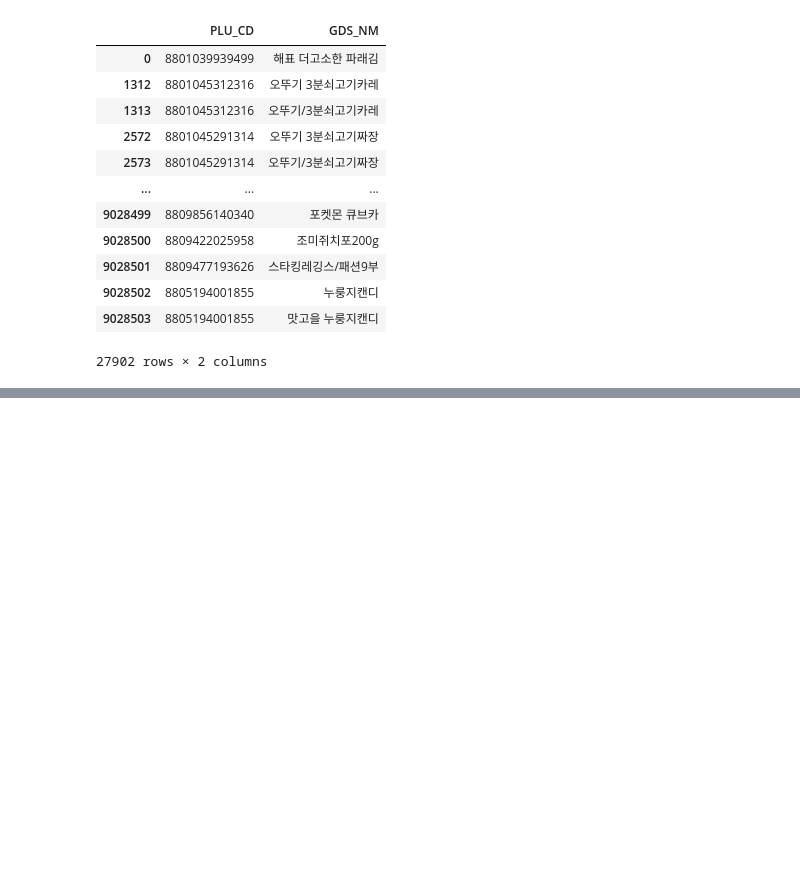
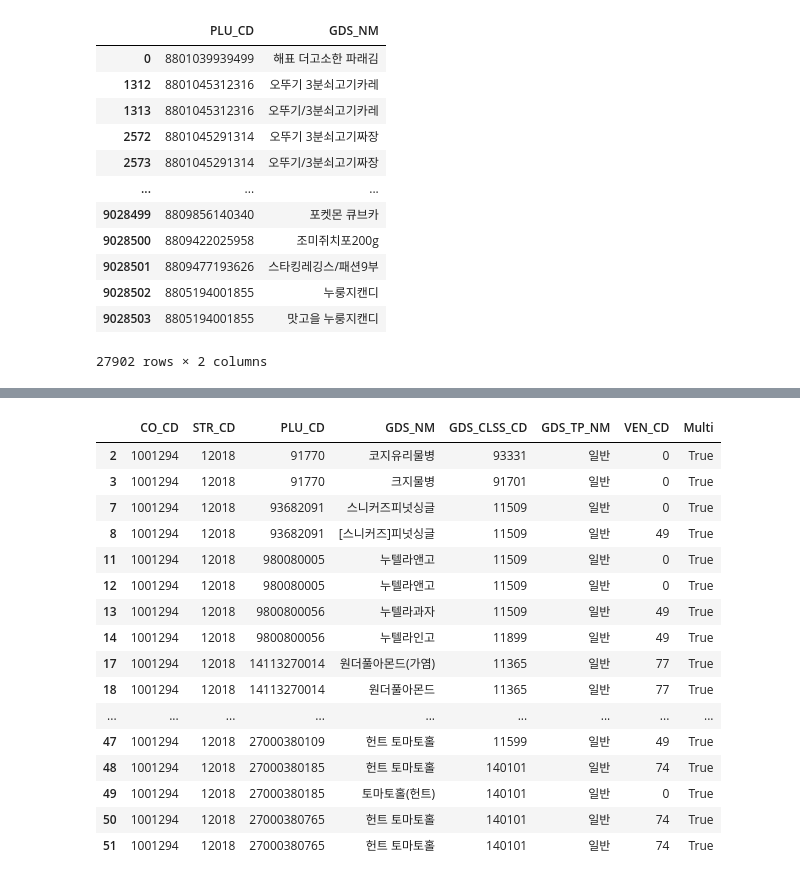
Before and after one commit to shinjangwoon/Store_Analysis, a Jupyter notebook: EDA/EDA.ipynb, the cells around one changed output, grey strips where cells are left out. Saved outputs shown, nothing was run; the diff lists cells and outputs as text; code cells hidden in the pictures; blank space fills up the shorter version.

```diff
--- a/EDA/EDA.ipynb
+++ b/EDA/EDA.ipynb
@@ -580,0 +609,6 @@ plu_mer.drop_duplicates()
+# %%
+df = gds_list_0[gds_list_0['STR_CD']==12018]
+# %%
+a = (df['PLU_CD'].value_counts() >= 2).to_frame()
+a.columns = ['Multi']
+a
@@ -580,0 +629,3 @@ plu_mer.drop_duplicates()
+# %%
+df_1 = a.reset_index().rename(columns={"index":"PLU_CD"})
+df_1
@@ -580,0 +646,3 @@ plu_mer.drop_duplicates()
+# %%
+df_2 = pd.merge(df, df_1)
+df_2
@@ -580,0 +674,20 @@ plu_mer.drop_duplicates()
+# %%
+df_2[df_2['Multi']==True].head(30)
+# %% [output]
+|  | CO_CD | STR_CD | PLU_CD | GDS_NM | GDS_CLSS_CD | GDS_TP_NM | VEN_CD | Multi |
+| 2 | 1001294 | 12018 | 91770 | 코지유리물병 | 93331 | 일반 | 0 | True |
+| 3 | 1001294 | 12018 | 91770 | 크지물병 | 91701 | 일반 | 0 | True |
+| 7 | 1001294 | 12018 | 93682091 | 스니커즈피넛싱글 | 11509 | 일반 | 0 | True |
+| 8 | 1001294 | 12018 | 93682091 | [스니커즈]피넛싱글 | 11509 | 일반 | 49 | True |
+| 11 | 1001294 | 12018 | 980080005 | 누텔라앤고 | 11509 | 일반 | 0 | True |
+| 12 | 1001294 | 12018 | 980080005 | 누텔라앤고 | 11509 | 일반 | 0 | True |
+| 13 | 1001294 | 12018 | 9800800056 | 누텔라과자 | 11509 | 일반 | 49 | True |
+| 14 | 1001294 | 12018 | 9800800056 | 누텔라인고 | 11899 | 일반 | 49 | True |
+| 17 | 1001294 | 12018 | 14113270014 | 원더풀아몬드(가염) | 11365 | 일반 | 77 | True |
+| 18 | 1001294 | 12018 | 14113270014 | 원더풀아몬드 | 11365 | 일반 | 77 | True |
+| ... | ... | ... | ... | ... | ... | ... | ... | ... |
+| 47 | 1001294 | 12018 | 27000380109 | 헌트 토마토홀 | 11599 | 일반 | 49 | True |
+| 48 | 1001294 | 12018 | 27000380185 | 헌트 토마토홀 | 140101 | 일반 | 74 | True |
+| 49 | 1001294 | 12018 | 27000380185 | 토마토홀(헌트) | 140101 | 일반 | 0 | True |
+| 50 | 1001294 | 12018 | 27000380765 | 헌트 토마토홀 | 140101 | 일반 | 74 | True |
+| 51 | 1001294 | 12018 | 27000380765 | 헌트 토마토홀 | 140101 | 일반 | 74 | True |
```
Also changed, not shown: parts of 15 cells of this notebook.
